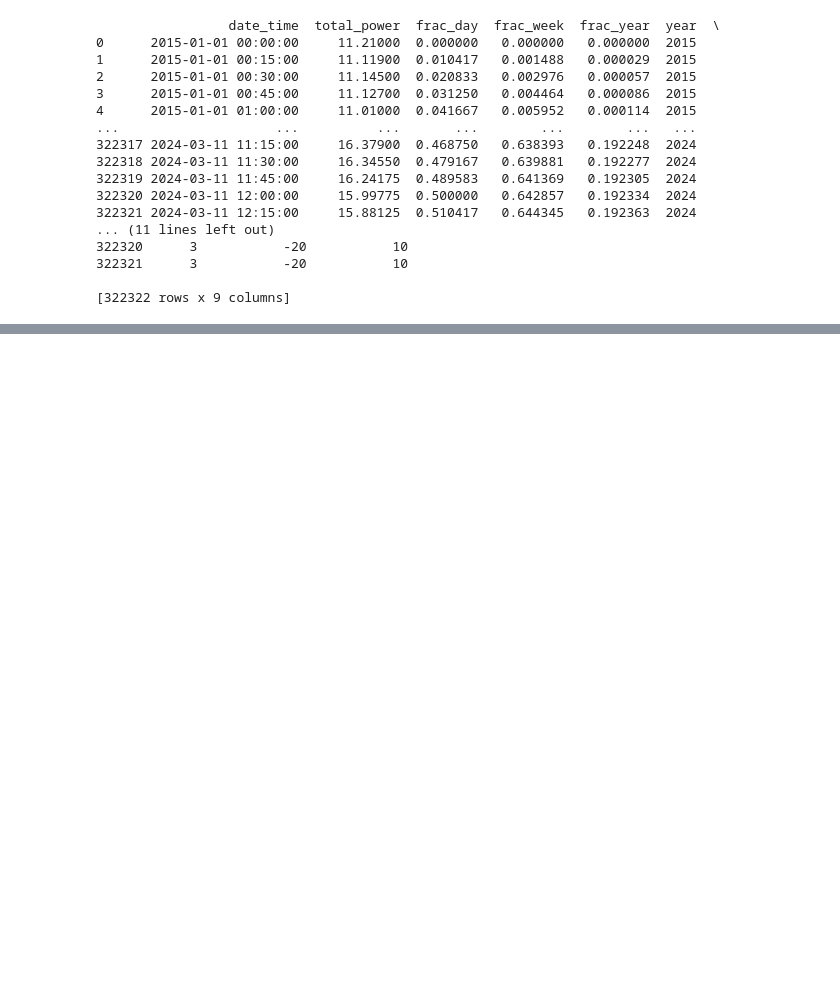
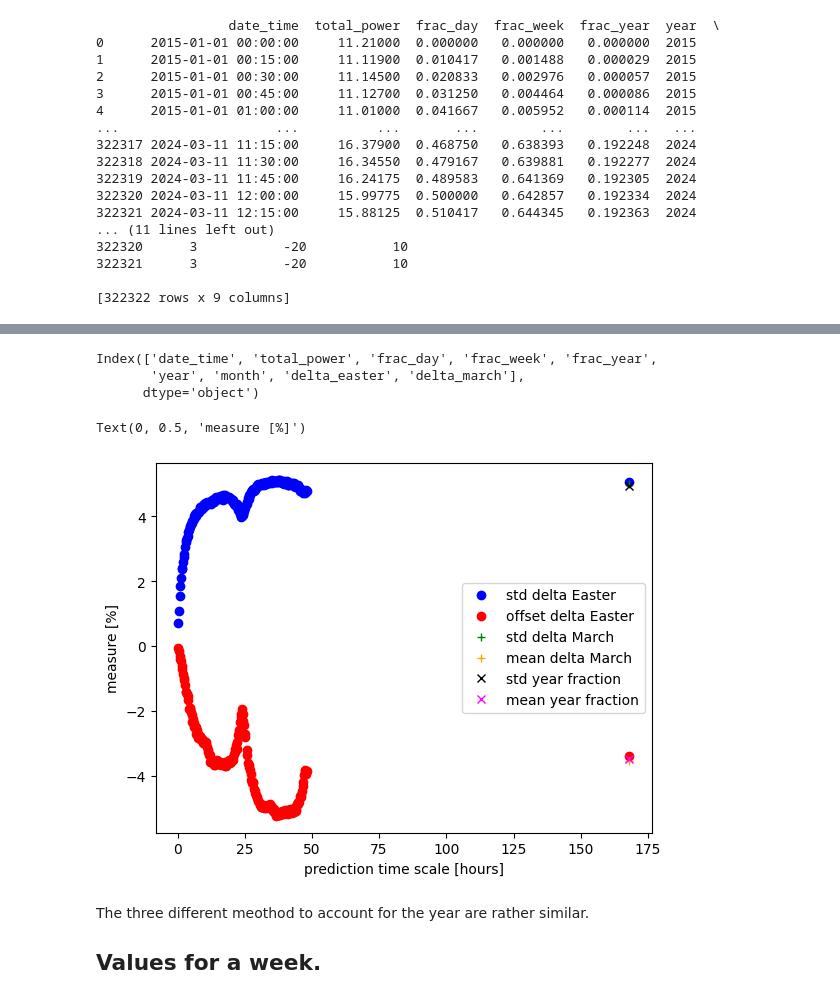
Before and after one commit to tkfritz/energy-timeseries, a Jupyter notebook: consumption_prediction_xgb2.ipynb, the cells around one changed output, grey strips where cells are left out. Cells and saved outputs as stored; diff of their text form; code cells hidden in the pictures; blank space fills up the shorter version.

Commit message:
added week long prediction

```diff
--- a/consumption_prediction_xgb2.ipynb
+++ b/consumption_prediction_xgb2.ipynb
@@ -1176,0 +1223,63 @@ print(comb_real_power)
+# %%
+print(comb_real_power.columns)
+# %% [output]
+Index(['date_time', 'total_power', 'frac_day', 'frac_week', 'frac_year',
+       'year', 'month', 'delta_easter', 'delta_march'],
+      dtype='object')
+# %%
+#av=np.mean(ser_test.to_predict)
+av=13.019716289210859
+r1=np.loadtxt("xgb2e_model0_2.txt")
+r2=np.loadtxt("xgb2e_model3_9.txt")
+r3=np.loadtxt("xgb2e_model13_4.txt")
+r4=np.loadtxt("xgb2e_model18_26.txt")
+r5=np.loadtxt("xgb2e_model27_29.txt")
+r6=np.loadtxt("xgb2e_model30_58.txt")
+#one bad redone with 20% more
+r6b=np.loadtxt("xgb2e_model37_37.txt")
+r6[:,7]=r6b
+r7=np.loadtxt("xgb2e_model59_100.txt")
+#print(r7.T)
+r8=np.loadtxt("xgb2e_model101_101.txt")
+r9=np.loadtxt("xgb2e_model102_191.txt")
+r9b=np.loadtxt("xgb2e_model111_111.txt")
+r9c=np.loadtxt("xgb2e_model126_126.txt")
+r9[:,9]=r9b
+r9[:,24]=r9c
+r10=np.loadtxt("xgb2ex_model671_671.txt")
+r10m=np.loadtxt("xgb2mx_model671_671.txt")
+r10y=np.loadtxt("xgb2yx_model671_671.txt")
+plt.plot(r1[0]*0.25+0.25,r1[1]/av*100,'o',color='blue',label='std delta Easter')
+plt.plot(r1[0]*0.25+0.25,r1[2]/av*100,'o',color='red',label='offset delta Easter')
+plt.plot(r2[0]*0.25+0.25,r2[1]/av*100,'o',color='blue')
+plt.plot(r2[0]*0.25+0.25,r2[2]/av*100,'o',color='red')
+plt.plot(r3[0]*0.25+0.25,r3[1]/av*100,'o',color='blue')
+plt.plot(r3[0]*0.25+0.25,r3[2]/av*100,'o',color='red')
+plt.plot(r4[0]*0.25+0.25,r4[1]/av*100,'o',color='blue')
+plt.plot(r4[0]*0.25+0.25,r4[2]/av*100,'o',color='red')
+plt.plot(r5[0]*0.25+0.25,r5[1]/av*100,'o',color='blue')
+plt.plot(r5[0]*0.25+0.25,r5[2]/av*100,'o',color='red')
+plt.plot(r6[0]*0.25+0.25,r6[1]/av*100,'o',color='blue')
+plt.plot(r6[0]*0.25+0.25,r6[2]/av*100,'o',color='red')
+plt.plot(r7[0]*0.25+0.25,r7[1]/av*100,'o',color='blue')
+plt.plot(r7[0]*0.25+0.25,r7[2]/av*100,'o',color='red')
+plt.plot(r9[0]*0.25+0.25,r9[1]/av*100,'o',color='blue')
+plt.plot(r9[0]*0.25+0.25,r9[2]/av*100,'o',color='red')
+plt.plot(r10[0]*0.25+0.25,r10[1]/av*100,'o',color='blue')
+plt.plot(r10[0]*0.25+0.25,r10[2]/av*100,'o',color='red')
+plt.plot(r10m[0]*0.25+0.25,r10m[1]/av*100,'+',color='green',label='std delta March')
+plt.plot(r10m[0]*0.25+0.25,r10m[2]/av*100,'+',color='orange',label='mean delta March')
+plt.plot(r10y[0]*0.25+0.25,r10y[1]/av*100,'x',color='black',label='std year fraction')
+plt.plot(r10y[0]*0.25+0.25,r10y[2]/av*100,'x',color='magenta',label='mean year fraction')
+#plt.plot(r2[0]*15+15,r2[1]/av*100,'o',color='red')
+#plt.plot(r3[0]*15+15,r3[1]/av*100,'o',color='green')
+plt.legend()
+plt.xlabel("prediction time scale [hours]")
+plt.ylabel("measure [%]")
+# %% [output]
+Text(0, 0.5, 'measure [%]')
+[figure, added]
+# %% [markdown]
+The three different meothod to account for the year are rather similar.
+
+## Values for a week.
```
Also changed, not shown: parts of 6 cells of this notebook.
